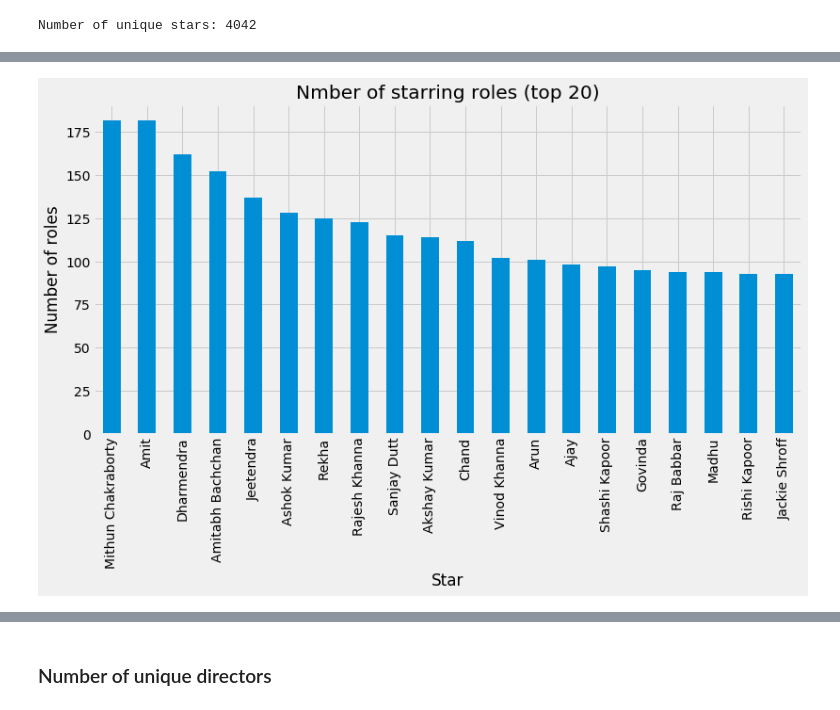
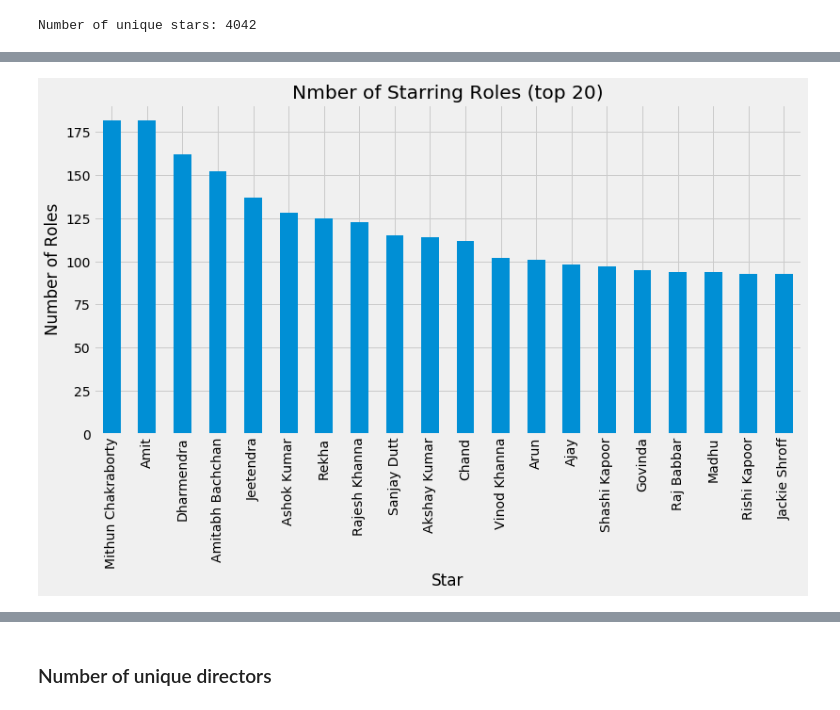
Before and after one commit to ramiz-rahman/data_analysis_of_indian_movies, a Jupyter notebook: A Statistical Analysis of Indian Movies .ipynb, the cells around one changed output, grey strips where cells are left out. Saved outputs shown, nothing was run; the diff lists cells and outputs as text; code cells hidden in the pictures.

```diff
--- a/A Statistical Analysis of Indian Movies .ipynb
+++ b/A Statistical Analysis of Indian Movies .ipynb
@@ -477,9 +579,9 @@ dtype: int64
 # %%
 # Plot of the 20 stars with the highest number of roles
 count_of_movies_by_star[:20].plot.bar()
-plt.title('Nmber of starring roles (top 20)')
-plt.ylabel('Number of roles')
+plt.title('Nmber of Starring Roles (top 20)')
+plt.ylabel('Number of Roles')
 plt.xlabel('Star')
 plt.show()
 # %% [output]
-[figure, old version]
+[figure, new version]
```
Also changed, not shown: parts of 96 cells of this notebook.
